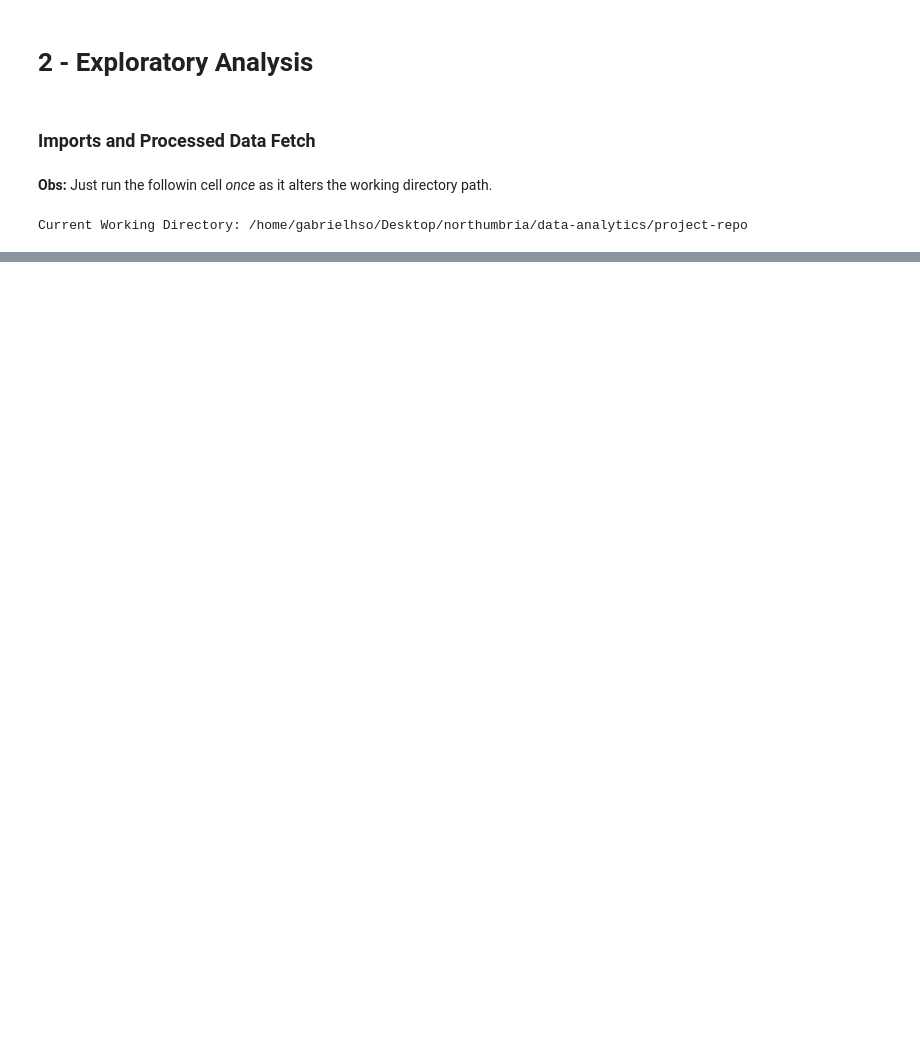
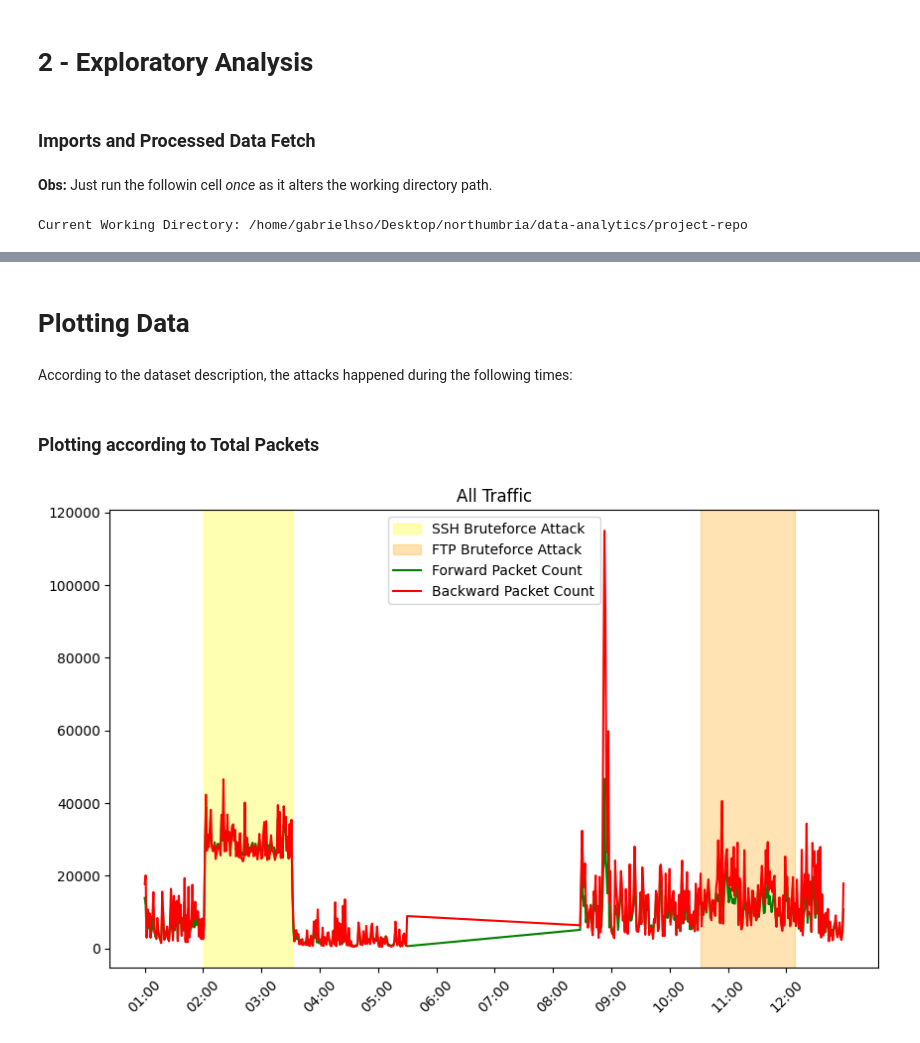
Before and after one commit to gabrielonishi/data-science-for-cyberattack-detection, a Jupyter notebook: notebooks/2-exploratory-analysis.ipynb, the cells around one changed output, grey strips where cells are left out. Cells and saved outputs as stored; diff of their text form; code cells hidden in the pictures; blank space fills up the shorter version.

Commit message:
feat(2): finishes plotting graphs for connection behaviour

```diff
--- a/notebooks/2-exploratory-analysis.ipynb
+++ b/notebooks/2-exploratory-analysis.ipynb
@@ -156,0 +85,12 @@ plt.plot(timestamps, rst_flags)
+# %%
+time_delta = pd.date_range(start='2018-02-14 01:00:00', end='2018-02-14 12:59:59', freq='min')
+time_delta_df = pd.DataFrame(index=time_delta)
+# %%
+def floor_by_minutes(df: pd.DataFrame) -> pd.DataFrame:
+    df['Minute'] = df['Timestamp'].dt.floor('min')
+    df.drop('Timestamp', axis=1, inplace=True)
+    return df
+
+all_df = floor_by_minutes(all_df)
+ssh_df = floor_by_minutes(ssh_df)
+ftp_df = floor_by_minutes(ftp_df)
@@ -156,0 +132,41 @@ plt.plot(timestamps, rst_flags)
+# %% [markdown]
+# Plotting Data
+# %% [markdown]
+According to the dataset description, the attacks happened during the following times:
+# %%
+# According to dataset description
+SSH_ATTACK_START = pd.Timestamp('2018-02-14 02:01:00')
+SSH_ATTACK_END = pd.Timestamp('2018-02-14 3:31:00')
+FTP_ATTACK_START = pd.Timestamp('2018-02-14 10:32:00')
+FTP_ATTACK_END = pd.Timestamp('2018-02-14 12:09:00')
+# %% [markdown]
+### Plotting according to Total Packets
+# %%
+def plot_flags(df: pd.DataFrame, title: str):
+    fig, ax = plt.subplots(figsize=(10, 6))
+
+    ax.axvspan(pd.Timestamp(SSH_ATTACK_START), pd.Timestamp(SSH_ATTACK_END),
+           color='yellow', alpha=0.3, label="SSH Bruteforce Attack")
+    ax.axvspan(pd.Timestamp(FTP_ATTACK_START), pd.Timestamp(FTP_ATTACK_END),
+           color='orange', alpha=0.3, label="FTP Bruteforce Attack")
+
+    ax.plot(df.index, df['Tot Fwd Pkts'], label='Forward Packet Count', color='green')
+    ax.plot(df.index, df['Tot Bwd Pkts'], label='Backward Packet Count', color='red')
+
+    # Reprocess x axis to show every hour
+    plt.xticks(pd.date_range(start=df.index.min(), end=df.index.max(), freq='h'))
+    plt.xticks(rotation=45)
+
+    # Reprocess x axis labels to show only hour
+    plt.gca().xaxis.set_major_formatter(plt.matplotlib.dates.DateFormatter('%H:%M'))
+
+    handles, labels = ax.get_legend_handles_labels()
+    unique = dict(zip(labels, handles))
+    ax.legend(unique.values(), unique.keys())
+    ax.set_title(title)
+
+    return fig, ax
+
+fig, ax = plot_flags(all_df, 'All Traffic')
+# %% [output]
+[figure, added]
```
Also changed, not shown: parts of 33 cells of this notebook.
